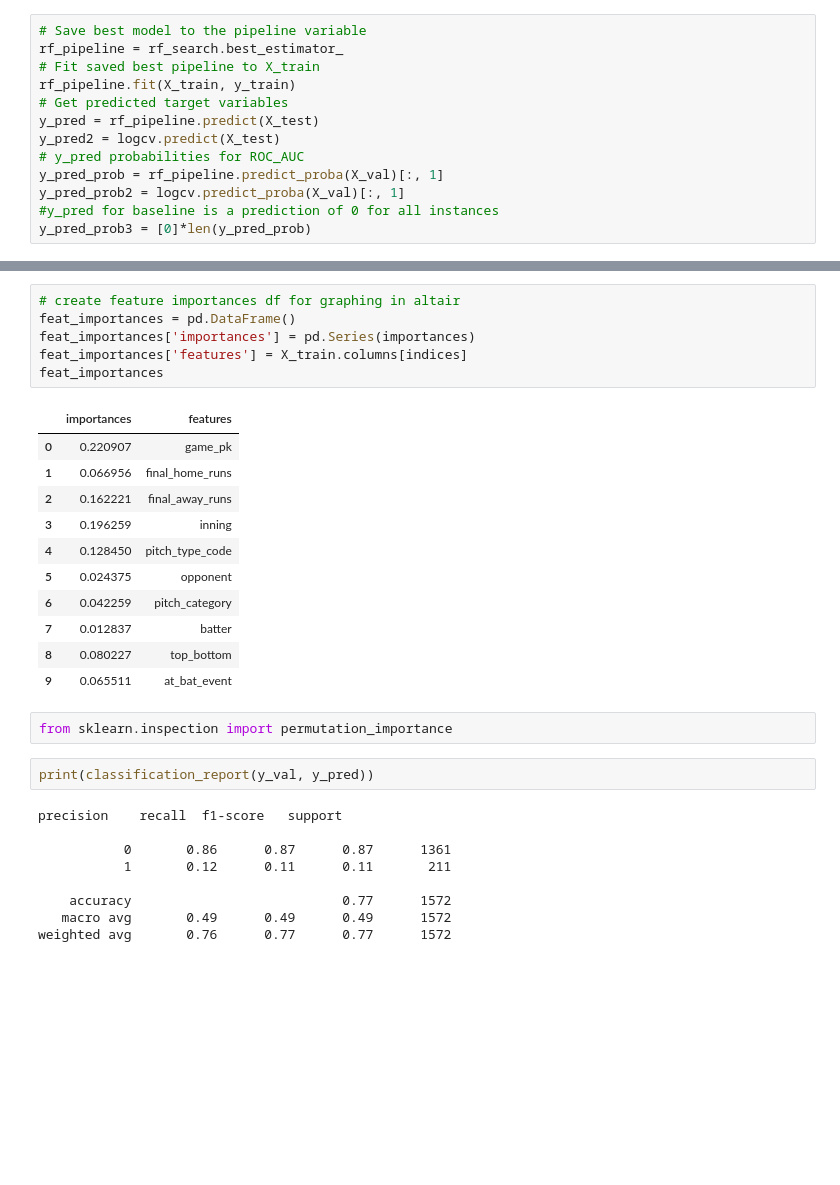
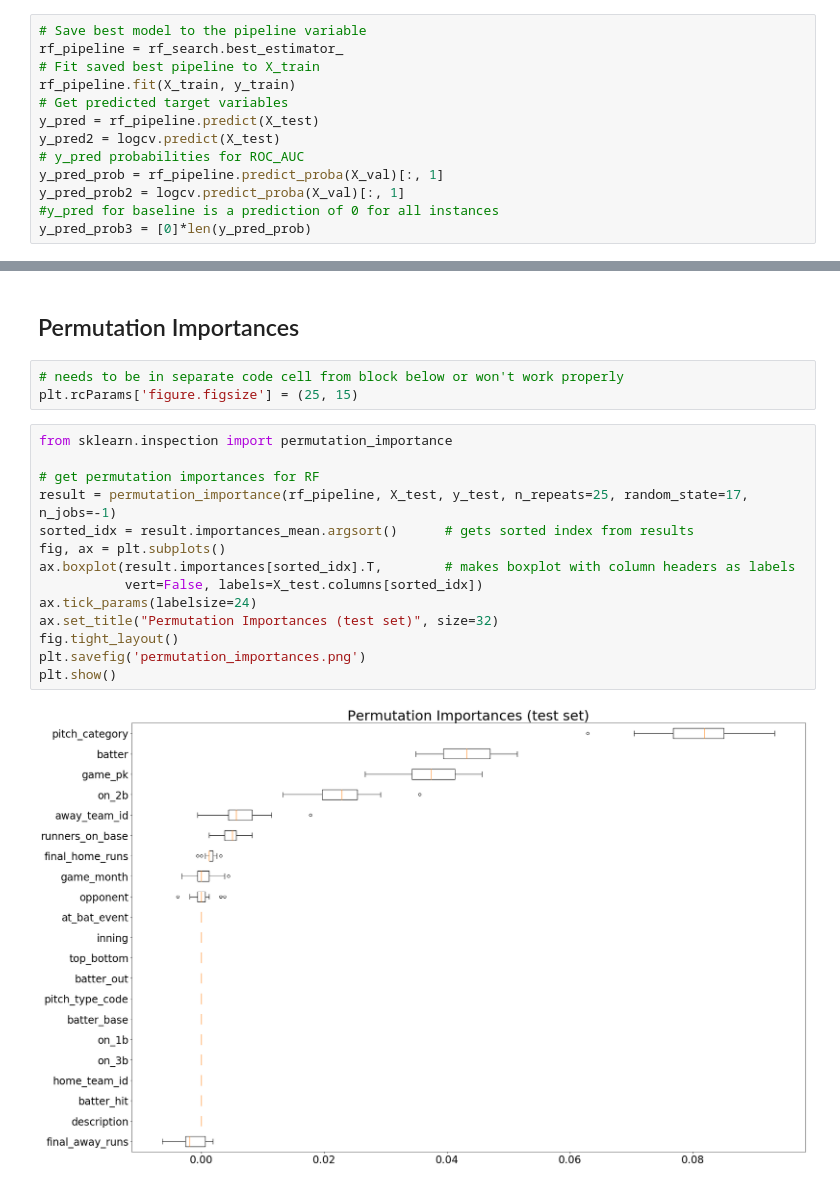
Before and after one commit to mtoce/Build2-Project, a Jupyter notebook: build2project.ipynb, the cells around one changed output, grey strips where cells are left out. Cells and saved outputs as stored; diff of their text form; blank space fills up the shorter version.

```diff
--- a/build2project.ipynb
+++ b/build2project.ipynb
@@ -420,31 +437,21 @@ plt.show()
-# %%
-# create feature importances df for graphing in altair
-feat_importances = pd.DataFrame()
-feat_importances['importances'] = pd.Series(importances)
-feat_importances['features'] = X_train.columns[indices]
-feat_importances
-# %% [output]
-|  | importances | features |
-| 0 | 0.220907 | game_pk |
-| 1 | 0.066956 | final_home_runs |
-| 2 | 0.162221 | final_away_runs |
-| 3 | 0.196259 | inning |
-| 4 | 0.128450 | pitch_type_code |
-| 5 | 0.024375 | opponent |
-| 6 | 0.042259 | pitch_category |
-| 7 | 0.012837 | batter |
-| 8 | 0.080227 | top_bottom |
-| 9 | 0.065511 | at_bat_event |
-# %%
-from sklearn.inspection import permutation_importance
-# %%
-print(classification_report(y_val, y_pred))
-# %% [output]
-precision    recall  f1-score   support
-
-           0       0.86      0.87      0.87      1361
-           1       0.12      0.11      0.11       211
-
-    accuracy                           0.77      1572
-   macro avg       0.49      0.49      0.49      1572
-weighted avg       0.76      0.77      0.77      1572
+# %% [markdown]
+## Permutation Importances
+# %%
+# needs to be in separate code cell from block below or won't work properly
+plt.rcParams['figure.figsize'] = (25, 15)
+# %%
+from sklearn.inspection import permutation_importance
+
+# get permutation importances for RF
+result = permutation_importance(rf_pipeline, X_test, y_test, n_repeats=25, random_state=17, n_jobs=-1)
+sorted_idx = result.importances_mean.argsort()      # gets sorted index from results
+fig, ax = plt.subplots()
+ax.boxplot(result.importances[sorted_idx].T,        # makes boxplot with column headers as labels
+           vert=False, labels=X_test.columns[sorted_idx])
+ax.tick_params(labelsize=24)
+ax.set_title("Permutation Importances (test set)", size=32)
+fig.tight_layout()
+plt.savefig('permutation_importances.png')
+plt.show()
+# %% [output]
+[figure, added]
```
Also changed, not shown: parts of 32 cells of this notebook.
